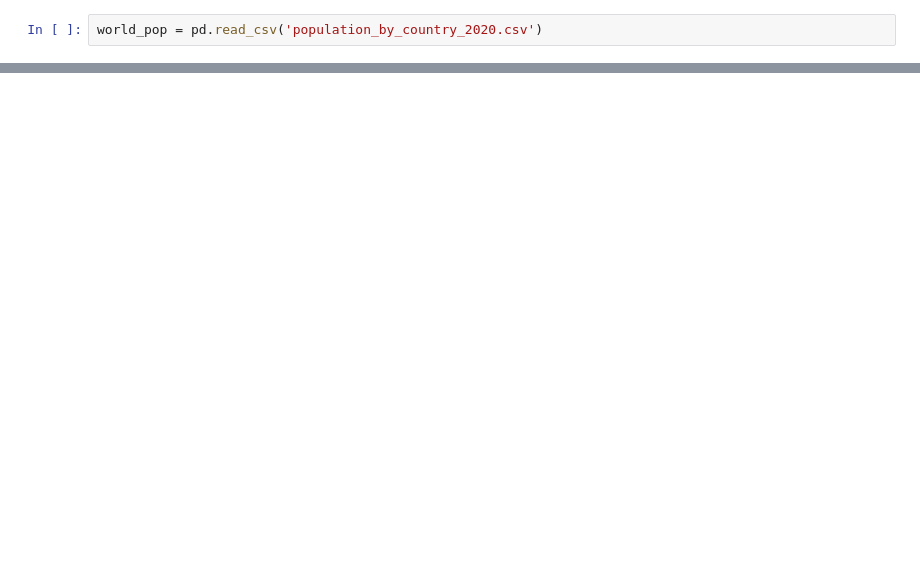
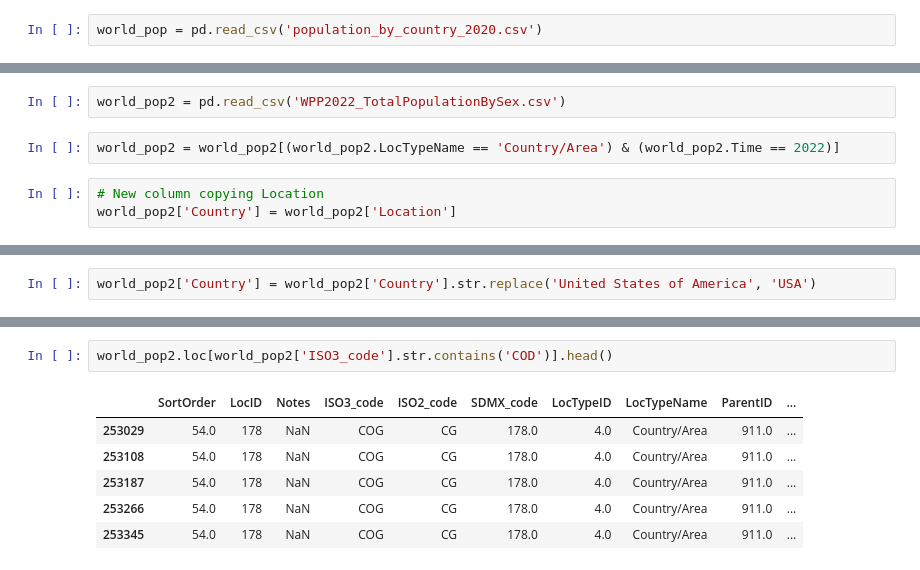
Before and after one commit to hribar904/Springboard, a Jupyter notebook: NBA - Captsone 1/NBA_EDA.ipynb, the cells around one changed output, grey strips where cells are left out. Saved outputs shown, nothing was run; the diff lists cells and outputs as text; blank space fills up the shorter version.

```diff
--- a/NBA - Captsone 1/NBA_EDA.ipynb
+++ b/NBA - Captsone 1/NBA_EDA.ipynb
@@ -128,0 +144,7 @@ world_pop
+# %%
+world_pop2 = pd.read_csv('WPP2022_TotalPopulationBySex.csv')
+# %%
+world_pop2 = world_pop2[(world_pop2.LocTypeName == 'Country/Area') & (world_pop2.Time == 2022)]
+# %%
+# New column copying Location
+world_pop2['Country'] = world_pop2['Location']
@@ -128,0 +157,2 @@ world_pop
+# %%
+world_pop2['Country'] = world_pop2['Country'].str.replace('United States of America', 'USA')
@@ -128,0 +267,9 @@ world_pop
+# %%
+world_pop2.loc[world_pop2['ISO3_code'].str.contains('COD')].head()
+# %% [output]
+|  | SortOrder | LocID | Notes | ISO3_code | ISO2_code | SDMX_code | LocTypeID | LocTypeName | ParentID | ... |
+| 253029 | 54.0 | 178 | NaN | COG | CG | 178.0 | 4.0 | Country/Area | 911.0 | ... |
+| 253108 | 54.0 | 178 | NaN | COG | CG | 178.0 | 4.0 | Country/Area | 911.0 | ... |
+| 253187 | 54.0 | 178 | NaN | COG | CG | 178.0 | 4.0 | Country/Area | 911.0 | ... |
+| 253266 | 54.0 | 178 | NaN | COG | CG | 178.0 | 4.0 | Country/Area | 911.0 | ... |
+| 253345 | 54.0 | 178 | NaN | COG | CG | 178.0 | 4.0 | Country/Area | 911.0 | ... |
```
Also changed, not shown: parts of 44 cells of this notebook, 3 other files.
